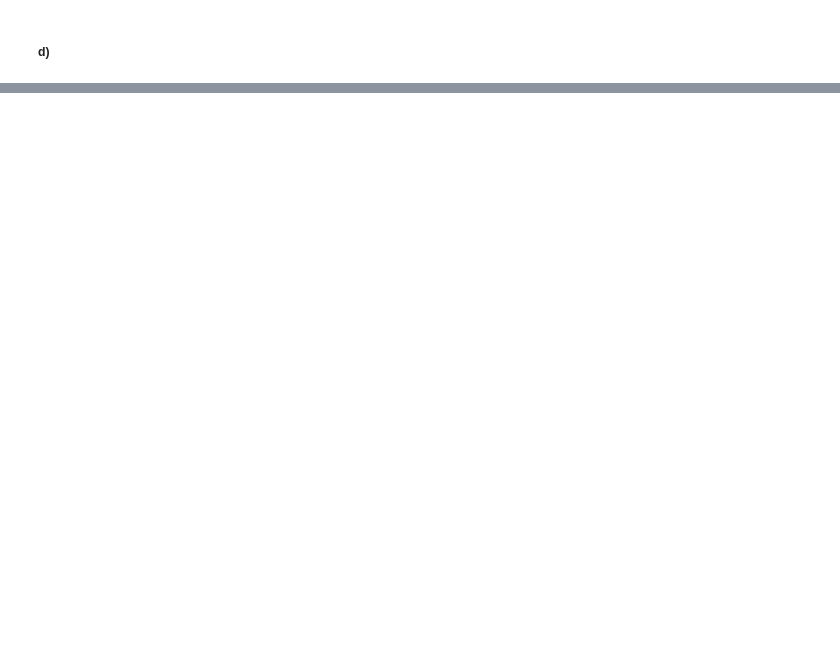
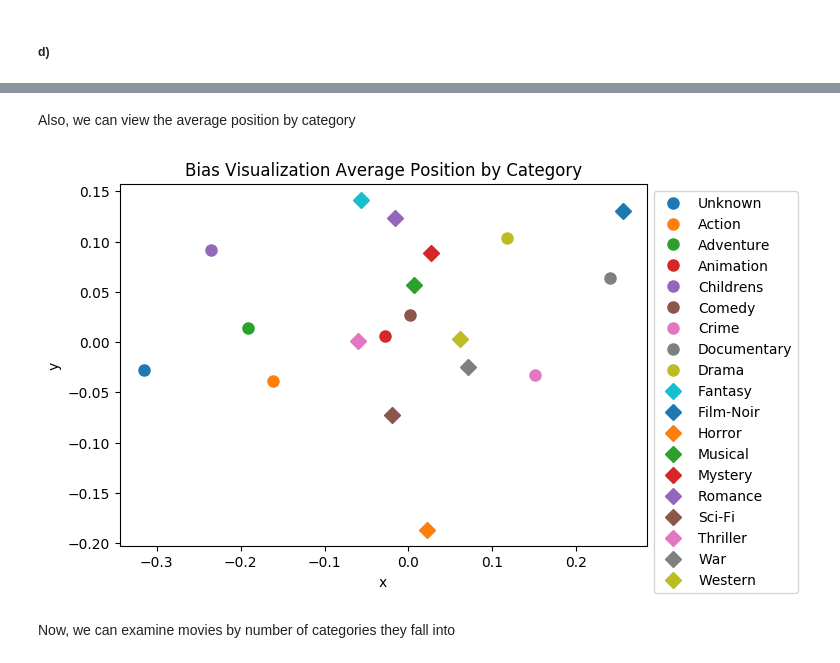
Before and after one commit to reislerjul/-MovieLens-Visualization, a Jupyter notebook: Visualizations-Bias.ipynb, the cells around one changed output, grey strips where cells are left out. Cells and saved outputs as stored; diff of their text form; code cells hidden in the pictures; blank space fills up the shorter version.

```diff
--- a/Visualizations-Bias.ipynb
+++ b/Visualizations-Bias.ipynb
@@ -478,0 +363,35 @@ plt.show()
+# %% [markdown]
+Also, we can view the average position by category
+# %%
+plt.figure(num=None, figsize=(6.8, 4.8), dpi=100, facecolor='w', edgecolor='k')
+
+counts = [0] * (len(movies[0]) - 2)
+totals = np.zeros(((len(movies[0]) - 2), 2))
+
+for movie in movies[:]:
+    index = int(movie[0]) - 1
+    for j in range(len(movie) - 2):
+        if movie[j + 2] == '1':
+            totals[j][0] += V_tilda[0][index]
+            totals[j][1] += V_tilda[1][index]
+            counts[j] += 1
+categories = ['Unknown', 'Action', 'Adventure', 'Animation', 'Childrens', 'Comedy',
+              'Crime', 'Documentary', 'Drama', 'Fantasy', 'Film-Noir',
+              'Horror', 'Musical', 'Mystery', 'Romance', 'Sci-Fi', 'Thriller', 'War', 'Western']
+
+for i in range(int(len(counts) / 2)):
+    plt.plot(totals[i][0] / counts[i], totals[i][1] / counts[i], 'o', markersize=8, label=categories[i])
+
+for i in range(int(len(counts) / 2), len(counts)):
+    plt.plot(totals[i][0] / counts[i], totals[i][1] / counts[i], 'D', markersize=8, label=categories[i])
+
+plt.title('Bias Visualization Average Position by Category')
+plt.ylabel('y')
+plt.xlabel('x')
+
+plt.legend(loc=2, bbox_to_anchor=(1, 1))
+plt.show()
+# %% [output]
+[figure, added]
+# %% [markdown]
+Now, we can examine movies by number of categories they fall into
```
Also changed, not shown: parts of 50 cells of this notebook, 2 other files.
